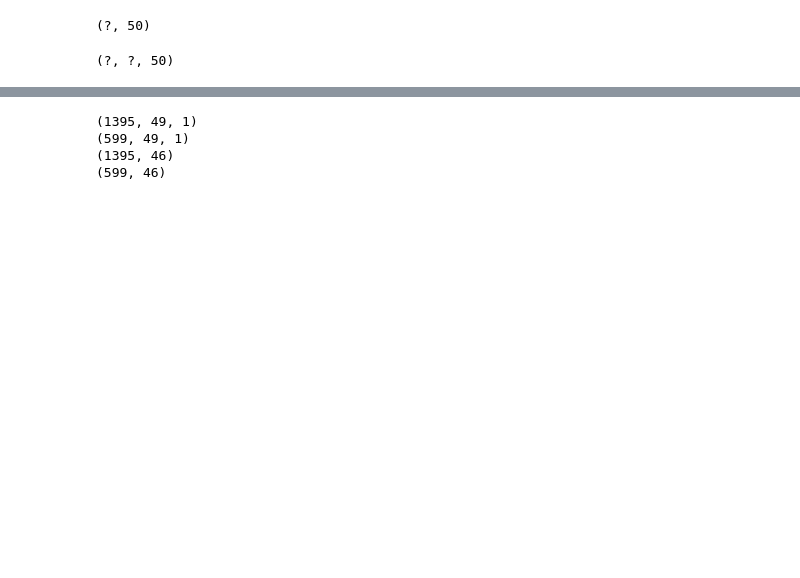
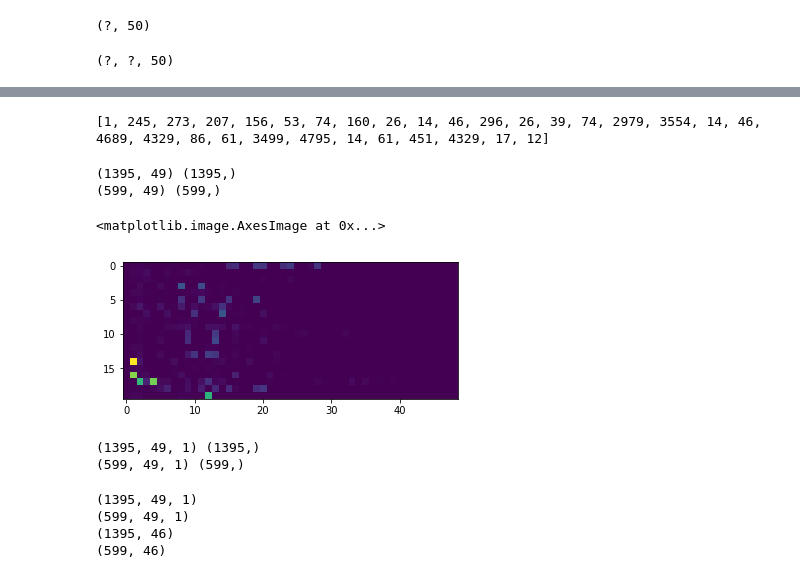
Before and after one commit to vafaei-ar/DSWSs, a Jupyter notebook: S12/notebooks/0-RNN.ipynb, the cells around one changed output, grey strips where cells are left out. Saved outputs shown, nothing was run; the diff lists cells and outputs as text; code cells hidden in the pictures; blank space fills up the shorter version.

```diff
--- a/S12/notebooks/0-RNN.ipynb
+++ b/S12/notebooks/0-RNN.ipynb
@@ -218,0 +231,4 @@ Downloading data from https://s3.amazonaws.com/text-datasets/reuters.npz
+# %%
+print(X_train[0])
+# %% [output]
+[1, 245, 273, 207, 156, 53, 74, 160, 26, 14, 46, 296, 26, 39, 74, 2979, 3554, 14, 46, 4689, 4329, 86, 61, 3499, 4795, 14, 61, 451, 4329, 17, 12]
@@ -221,9 +241,26 @@ Downloading data from https://s3.amazonaws.com/text-datasets/reuters.npz
 # padding parameter is set to 'post' => 0's are appended to end of sequences
 X_train = pad_sequences(X_train, padding = 'post')
 X_test = pad_sequences(X_test, padding = 'post')
+# %%
+print(X_train.shape,y_train.shape)
+print(X_test.shape,y_test.shape)
+# %% [output]
+(1395, 49) (1395,)
+(599, 49) (599,)
+# %%
+plt.imshow(X_train[:20,:])
+# %% [output]
+<matplotlib.image.AxesImage at 0x...>
+[figure, added]
 # %%
 X_train = np.array(X_train).reshape((X_train.shape[0], X_train.shape[1], 1))
 X_test = np.array(X_test).reshape((X_test.shape[0], X_test.shape[1], 1))
+# %%
+print(X_train.shape,y_train.shape)
+print(X_test.shape,y_test.shape)
+# %% [output]
+(1395, 49, 1) (1395,)
+(599, 49, 1) (599,)
 # %%
 y_data = np.concatenate((y_train, y_test))
 y_data = to_categorical(y_data)
```
Also changed, not shown: parts of 25 cells of this notebook, 10 other files.
